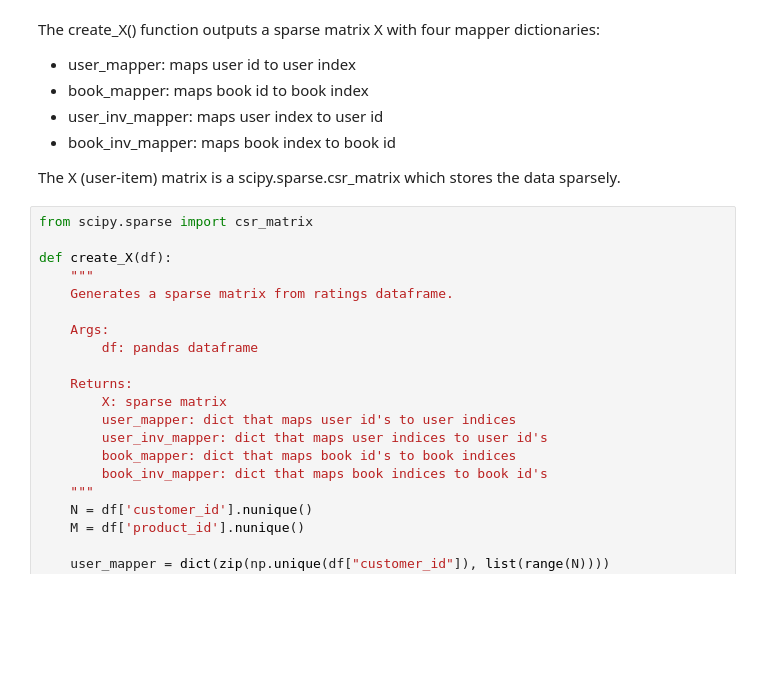
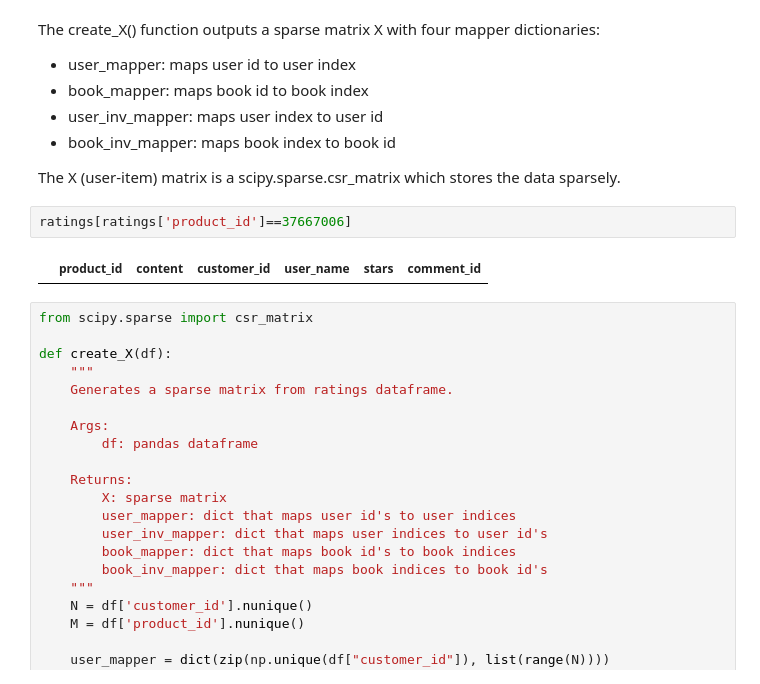
Before and after one commit to lananhlala/DoAnPTIT, a Jupyter notebook: Recommend/item-item-rs.ipynb, the cells around one changed output. Drawn from its saved outputs; the diff is of its cells as text; blank space fills up the shorter version.

```diff
--- a/Recommend/item-item-rs.ipynb
+++ b/Recommend/item-item-rs.ipynb
@@ -166,6 +176,10 @@ The create_X() function outputs a sparse matrix X with four mapper dictionaries:
 - book_inv_mapper: maps book index to book id
 
 The X (user-item) matrix is a scipy.sparse.csr_matrix which stores the data sparsely.
+# %%
+ratings[ratings['product_id']==37667006]
+# %% [output]
+|  | product_id | content | customer_id | user_name | stars | comment_id |
 # %%
 from scipy.sparse import csr_matrix
 
```
Also changed, not shown: parts of 23 cells of this notebook, 8 other files.
